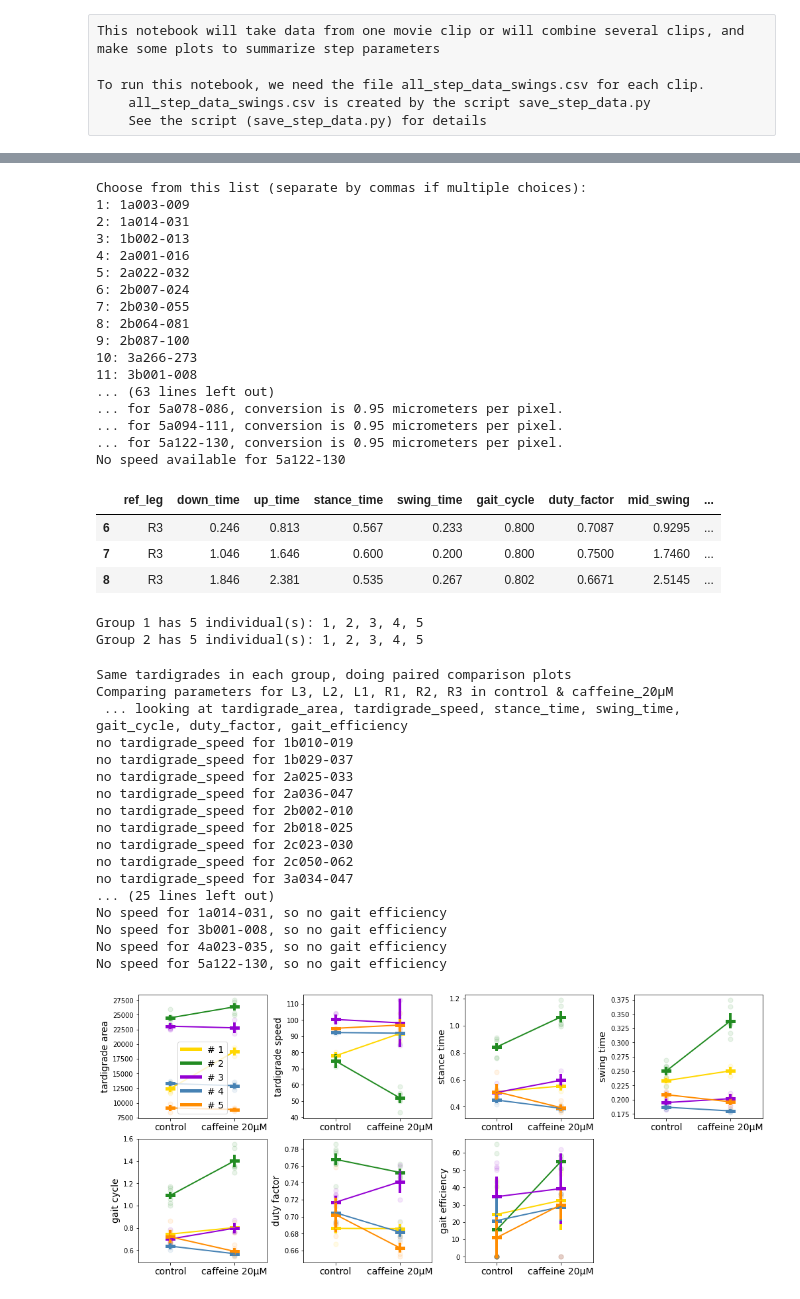
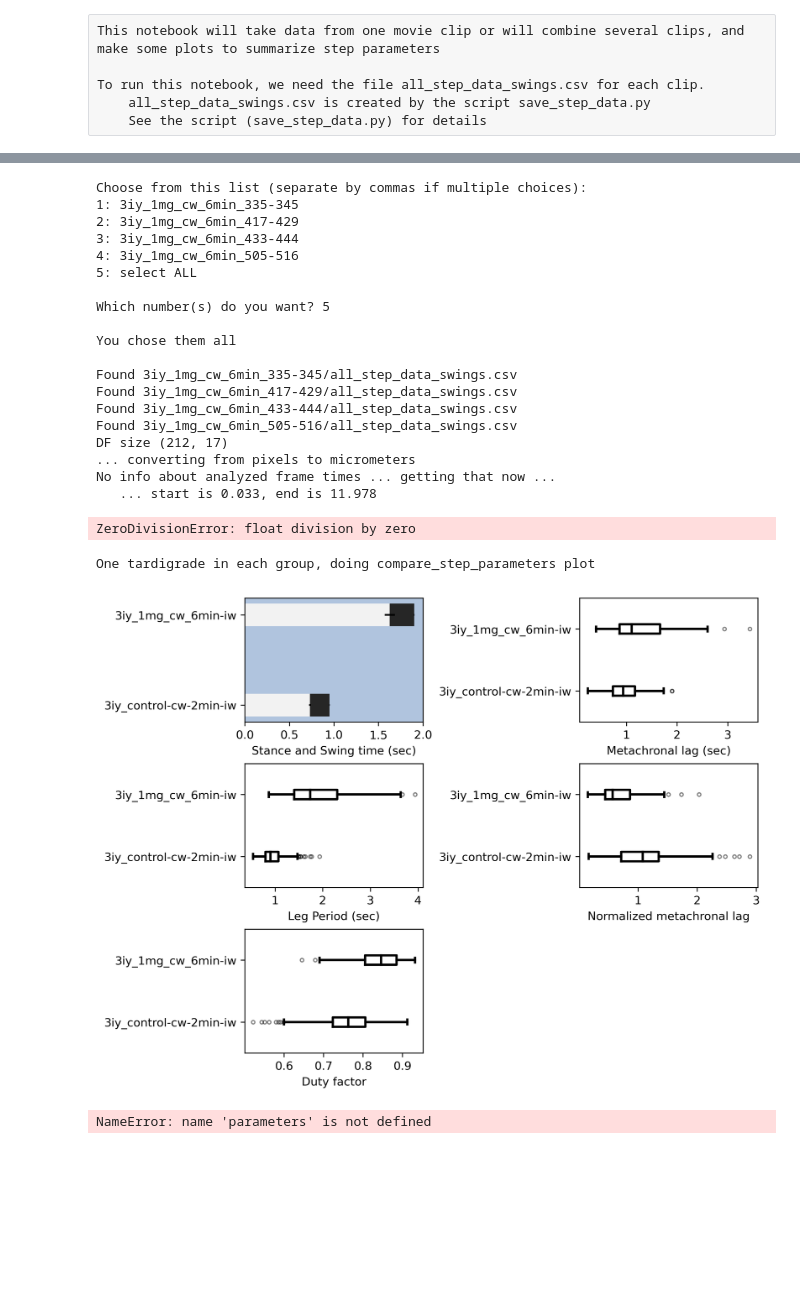
Before and after one commit to enwudz/gait, a Jupyter notebook: compare_step_parameters.ipynb, the cells around one changed output, grey strips where cells are left out. Cells and saved outputs as stored; diff of their text form; code cells hidden in the pictures; blank space fills up the shorter version.

```diff
--- a/compare_step_parameters.ipynb
+++ b/compare_step_parameters.ipynb
@@ -52,7 +53,7 @@ control
 # %%
 # choose which folders to compare
-groupA = 'control'
-groupB = 'caffeine_20µM'
+groupA = '3iy_control-cw-2min-iw'
+groupB = '3iy_1mg_cw_6min-iw'
 fname = 'all_step_data_swings.csv' # created by the script save_step_data.py
 # %%
 # treatment 1: select experiment(s) to analyze
@@ -100,26 +100,25 @@ size_speed_2 = sizeAndSpeed(groupB, clips2)
 df2[df2.ref_leg=='R3'].head(3)
 # %% [output]
 Choose from this list (separate by commas if multiple choices):
-1: 1a003-009
-2: 1a014-031
-3: 1b002-013
-4: 2a001-016
-5: 2a022-032
-6: 2b007-024
-7: 2b030-055
-8: 2b064-081
-9: 2b087-100
-10: 3a266-273
-11: 3b001-008
-... (63 lines left out)
-... for 5a078-086, conversion is 0.95 micrometers per pixel.
-... for 5a094-111, conversion is 0.95 micrometers per pixel.
-... for 5a122-130, conversion is 0.95 micrometers per pixel.
-No speed available for 5a122-130
+1: 3iy_1mg_cw_6min_335-345
+2: 3iy_1mg_cw_6min_417-429
+3: 3iy_1mg_cw_6min_433-444
+4: 3iy_1mg_cw_6min_505-516
+5: select ALL
+
+Which number(s) do you want? 5
+
+You chose them all
+
+Found 3iy_1mg_cw_6min_335-345/all_step_data_swings.csv
+Found 3iy_1mg_cw_6min_417-429/all_step_data_swings.csv
+Found 3iy_1mg_cw_6min_433-444/all_step_data_swings.csv
+Found 3iy_1mg_cw_6min_505-516/all_step_data_swings.csv
+DF size (212, 17)
+... converting from pixels to micrometers
+No info about analyzed frame times ... getting that now ...
+   ... start is 0.033, end is 11.978
-|  | ref_leg | down_time | up_time | stance_time | swing_time | gait_cycle | duty_factor | mid_swing | ... |
-| 6 | R3 | 0.246 | 0.813 | 0.567 | 0.233 | 0.800 | 0.7087 | 0.9295 | ... |
-| 7 | R3 | 1.046 | 1.646 | 0.600 | 0.200 | 0.800 | 0.7500 | 1.7460 | ... |
-| 8 | R3 | 1.846 | 2.381 | 0.535 | 0.267 | 0.802 | 0.6671 | 2.5145 | ... |
+ZeroDivisionError: float division by zero
 # %%
 # how many tardigrades in each group?
 tardigrades_in_clip1 = np.unique(sorted([individualFromClipname(clipname) for clipname in clips1]))
@@ -129,6 +128,3 @@ tardigrades_in_clip1 = [int(x) for x in tardigrades_in_clip1]
 tardigrades_in_clip2 = np.unique(sorted([individualFromClipname(clipname) for clipname in clips2]))
 print('Group 2 has ' + str(len(tardigrades_in_clip2)) + ' individual(s): ' + ', '.join(tardigrades_in_clip2))
 tardigrades_in_clip2 = [int(x) for x in tardigrades_in_clip2]
-# %% [output]
-Group 1 has 5 individual(s): 1, 2, 3, 4, 5
-Group 2 has 5 individual(s): 1, 2, 3, 4, 5
@@ -135,50 +133,36 @@ Group 2 has 5 individual(s): 1, 2, 3, 4, 5
 # %%
 # compare step parameters for a group of legs
-
+tardigrades_in_clip1 = [1]
+tardigrades_in_clip2 = [1]
 # which legs should we compare?
 legs_to_comp = get_leg_combos()['legs_lateral'] # usually 'legs_lateral' or 'legs_4'
 groups = [groupA, groupB]
 
 # what type of comparison should we do?
 if len(tardigrades_in_clip1) == 1 and len(tardigrades_in_clip2) == 1:
     # if 1 tardigrade in each group
     # do compare_step_parameters plot
     print('\nOne tardigrade in each group, doing compare_step_parameters plot\n')
     compare_step_parameters([groupA, groupB], [df1, df2], legs_to_comp)
 else:
     # if > 1 tardigrades in each group, do paired comparison plots
     # make sure that same tardigrades are in each group
     if tardigrades_in_clip1 == tardigrades_in_clip2:
         print('Same tardigrades in each group, doing paired comparison plots')
         parameters = ['tardigrade_area', 'tardigrade_speed', 'stance_time',
                       'swing_time', 'gait_cycle', 'duty_factor', 'gait_efficiency']
 #         parameters = ['stance_time','swing_time', 'gait_cycle', 'duty_factor']
         tardigrade_data = get_paired_step_parameters(parameters, legs_to_comp,
                                                      [groupA, groupB], [df1, df2], [size_speed_1, size_speed_2])
     else:
         print('Different tardigrades in these groups ... paired comparisons not appropriate')
 
 # print(tardigrade_data)
 paired_comparison_plot(parameters, tardigrade_data, groups)
 # %% [output]
-Same tardigrades in each group, doing paired comparison plots
-Comparing parameters for L3, L2, L1, R1, R2, R3 in control & caffeine_20µM
- ... looking at tardigrade_area, tardigrade_speed, stance_time, swing_time, gait_cycle, duty_factor, gait_efficiency
-no tardigrade_speed for 1b010-019
-no tardigrade_speed for 1b029-037
-no tardigrade_speed for 2a025-033
-no tardigrade_speed for 2a036-047
-no tardigrade_speed for 2b002-010
-no tardigrade_speed for 2b018-025
-no tardigrade_speed for 2c023-030
-no tardigrade_speed for 2c050-062
-no tardigrade_speed for 3a034-047
-... (25 lines left out)
-No speed for 1a014-031, so no gait efficiency
-No speed for 3b001-008, so no gait efficiency
-No speed for 4a023-035, so no gait efficiency
-No speed for 5a122-130, so no gait efficiency
+One tardigrade in each group, doing compare_step_parameters plot
-[figure, old version]
+[figure, new version]
+NameError: name 'parameters' is not defined
 # %%
 # gait styles
 # compare 1-3
```
Also changed, not shown: parts of 5 cells of this notebook, 5 other files.
